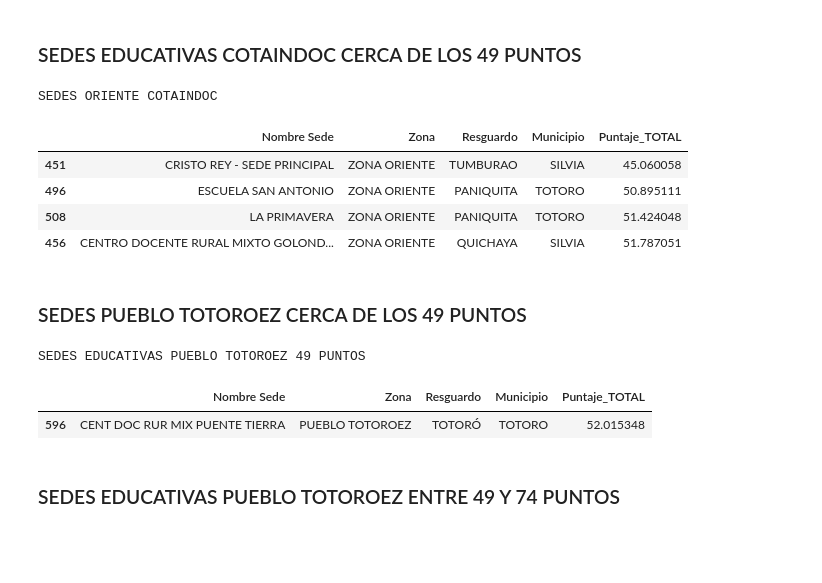
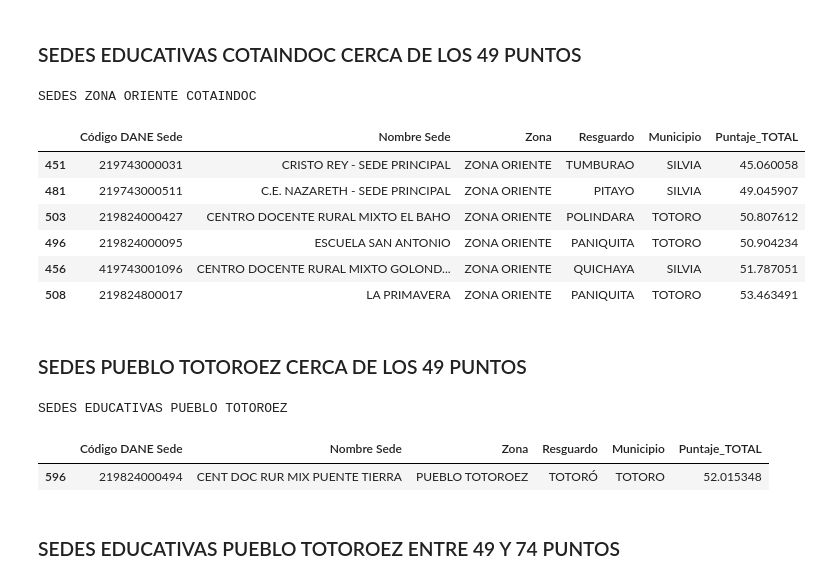
Before and after one commit to Eiver12/ANALISIS-DE-DATOS-SEDES-EDCUCATIVAS, a Jupyter notebook: datos.ipynb, the cells around one changed output. Saved outputs shown, nothing was run; the diff lists cells and outputs as text; code cells hidden in the pictures; blank space fills up the shorter version.

```diff
--- a/datos.ipynb
+++ b/datos.ipynb
@@ -8,9 +9,10 @@ import openpyxl
 # %% [markdown]
 ### Archivo a Analizar
 # %%
-archivo = 'Sedes_600.xlsx'
+archivo = 'datos-generales - 2026-06-01.xlsx'
 df = pd.read_excel(archivo)
 # %%
+pd.set_option('display.max_colwidth', None)
 plt.style.use('seaborn-v0_8-whitegrid')
 sns.set_theme(style='whitegrid')
 plt.rcParams['figure.figsize'] = (12, 8)
@@ -1980,13 +2081,16 @@ SEDES EDUCATIVAS SATH TAMA KIWE ENTRE 49 Y 74 PUNTOS
 # %% [markdown]
 ### SEDES EDUCATIVAS COTAINDOC CERCA DE LOS 49 PUNTOS
 # %%
-print('SEDES ORIENTE COTAINDOC')
+print('SEDES ZONA ORIENTE COTAINDOC')
 cerca_49_oriente = cerca_49[(cerca_49['Zona'] == 'ZONA ORIENTE')]
-cerca_49_oriente[['Nombre Sede', 'Zona','Resguardo','Municipio','Puntaje_TOTAL']].sort_values(by='Puntaje_TOTAL')
+filtro_COTAINDOC = cerca_49_oriente[['Código DANE Sede', 'Nombre Sede', 'Zona','Resguardo','Municipio','Puntaje_TOTAL']].sort_values(by='Puntaje_TOTAL').head(10)
+filtro_COTAINDOC
 # %% [output]
-SEDES ORIENTE COTAINDOC
+SEDES ZONA ORIENTE COTAINDOC
-|  | Nombre Sede | Zona | Resguardo | Municipio | Puntaje_TOTAL |
-| 451 | CRISTO REY - SEDE PRINCIPAL | ZONA ORIENTE | TUMBURAO | SILVIA | 45.060058 |
-| 496 | ESCUELA SAN ANTONIO | ZONA ORIENTE | PANIQUITA | TOTORO | 50.895111 |
-| 508 | LA PRIMAVERA | ZONA ORIENTE | PANIQUITA | TOTORO | 51.424048 |
-| 456 | CENTRO DOCENTE RURAL MIXTO GOLOND... | ZONA ORIENTE | QUICHAYA | SILVIA | 51.787051 |
+|  | Código DANE Sede | Nombre Sede | Zona | Resguardo | Municipio | Puntaje_TOTAL |
+| 451 | 219743000031 | CRISTO REY - SEDE PRINCIPAL | ZONA ORIENTE | TUMBURAO | SILVIA | 45.060058 |
+| 481 | 219743000511 | C.E. NAZARETH - SEDE PRINCIPAL | ZONA ORIENTE | PITAYO | SILVIA | 49.045907 |
+| 503 | 219824000427 | CENTRO DOCENTE RURAL MIXTO EL BAHO | ZONA ORIENTE | POLINDARA | TOTORO | 50.807612 |
+| 496 | 219824000095 | ESCUELA SAN ANTONIO | ZONA ORIENTE | PANIQUITA | TOTORO | 50.904234 |
+| 456 | 419743001096 | CENTRO DOCENTE RURAL MIXTO GOLOND... | ZONA ORIENTE | QUICHAYA | SILVIA | 51.787051 |
+| 508 | 219824800017 | LA PRIMAVERA | ZONA ORIENTE | PANIQUITA | TOTORO | 53.463491 |
@@ -1993,10 +2100,11 @@ SEDES ORIENTE COTAINDOC
 # %% [markdown]
 ### SEDES PUEBLO TOTOROEZ CERCA DE LOS 49 PUNTOS
 # %%
-print('SEDES EDUCATIVAS PUEBLO TOTOROEZ 49 PUNTOS')
+print('SEDES EDUCATIVAS PUEBLO TOTOROEZ')
 cerca_49_pt = cerca_49[(cerca_49['Zona'] == 'PUEBLO TOTOROEZ') ]
-cerca_49_pt[['Nombre Sede', 'Zona','Resguardo','Municipio','Puntaje_TOTAL']].sort_values(by='Puntaje_TOTAL')
+filtro_totoro_1 = cerca_49_pt[['Código DANE Sede','Nombre Sede', 'Zona','Resguardo','Municipio','Puntaje_TOTAL']].sort_values(by='Puntaje_TOTAL')
+filtro_totoro_1
 # %% [output]
-SEDES EDUCATIVAS PUEBLO TOTOROEZ 49 PUNTOS
+SEDES EDUCATIVAS PUEBLO TOTOROEZ
-|  | Nombre Sede | Zona | Resguardo | Municipio | Puntaje_TOTAL |
-| 596 | CENT DOC RUR MIX PUENTE TIERRA | PUEBLO TOTOROEZ | TOTORÓ | TOTORO | 52.015348 |
+|  | Código DANE Sede | Nombre Sede | Zona | Resguardo | Municipio | Puntaje_TOTAL |
+| 596 | 219824000494 | CENT DOC RUR MIX PUENTE TIERRA | PUEBLO TOTOROEZ | TOTORÓ | TOTORO | 52.015348 |
```
Also changed, not shown: parts of 45 cells of this notebook, 17 other files.
